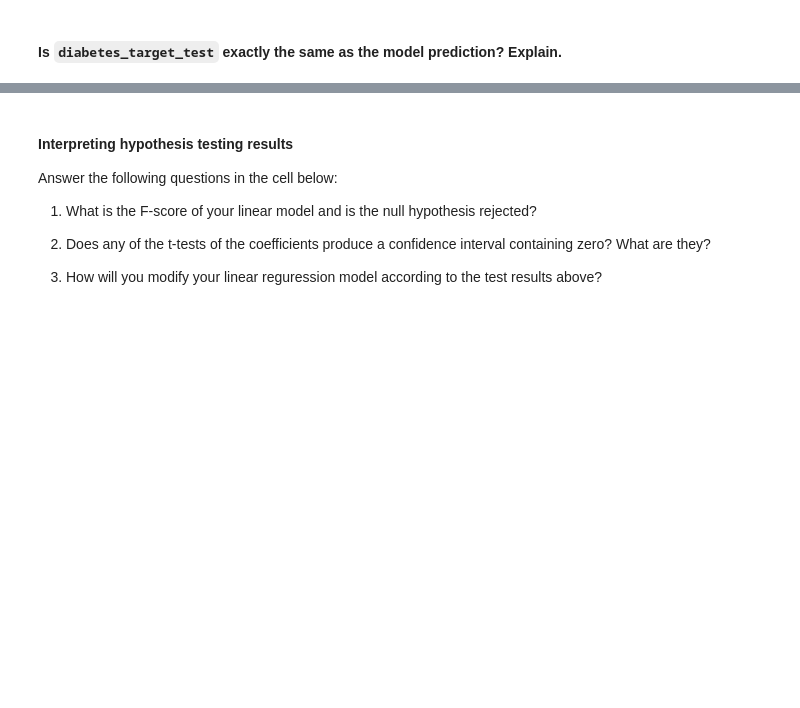
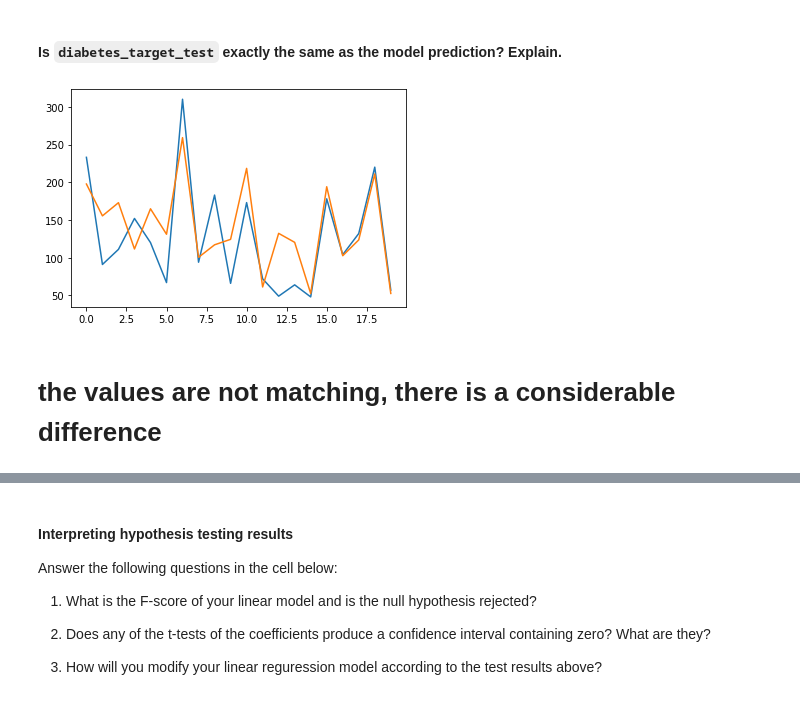
Before and after one commit to ironhack-bcn-data-pt/48-lab-supervised-learning-regression, a Jupyter notebook: your-code/main.ipynb, the cells around one changed output, grey strips where cells are left out. Saved outputs shown, nothing was run; the diff lists cells and outputs as text; code cells hidden in the pictures; blank space fills up the shorter version.

```diff
--- a/your-code/main.ipynb
+++ b/your-code/main.ipynb
@@ -167,0 +168,5 @@ print(diabetes_target_test.shape)
+# %%
+# Your code here:
+diabetes_model.fit(diabetes_data_train, diabetes_target_train)
+print(diabetes_model.intercept_)
+print(diabetes_model.coef_)
@@ -180,0 +189,3 @@ This is the linear regression model fitted to your training dataset.
+# %%
+y_pred = diabetes_model.predict(diabetes_data_test)
+print(y_pred)
@@ -187,5 +216,11 @@ This is the linear regression model fitted to your training dataset.
 # %%
 # Your explanation here:
+plt.plot(diabetes_target_test)
+plt.plot(y_pred);
+# %% [output]
+[figure, added]
+# %% [markdown]
+# the values are not matching, there is a considerable difference
 # %% [markdown]
 # Bonus Challenge 1 - Hypothesis Testing with `statsmodels`
 
```
Also changed, not shown: parts of 31 cells of this notebook.
